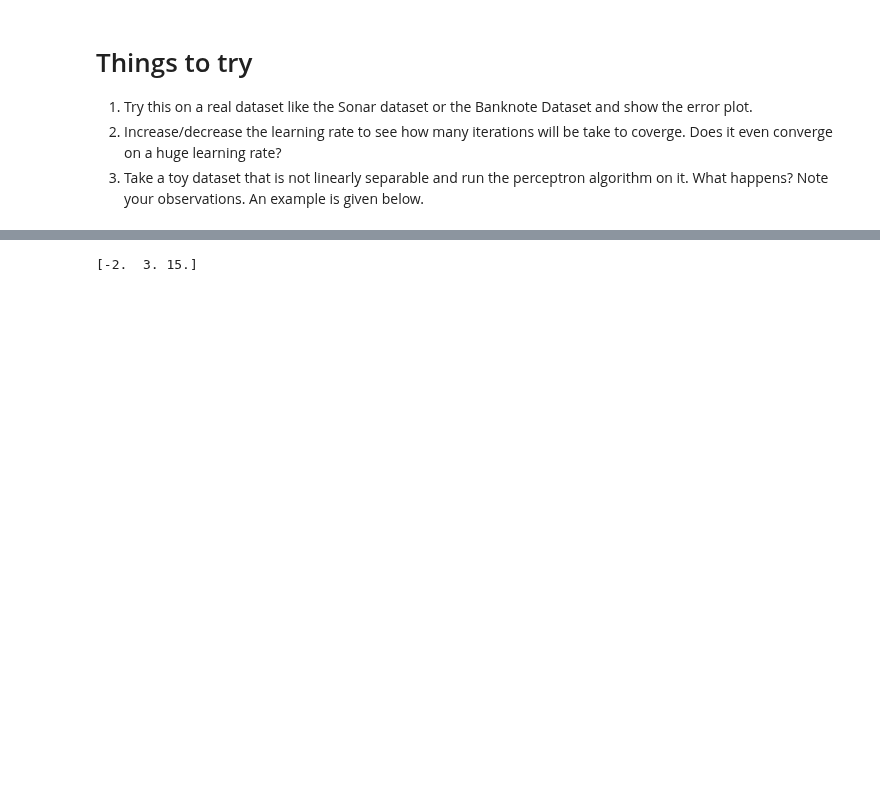
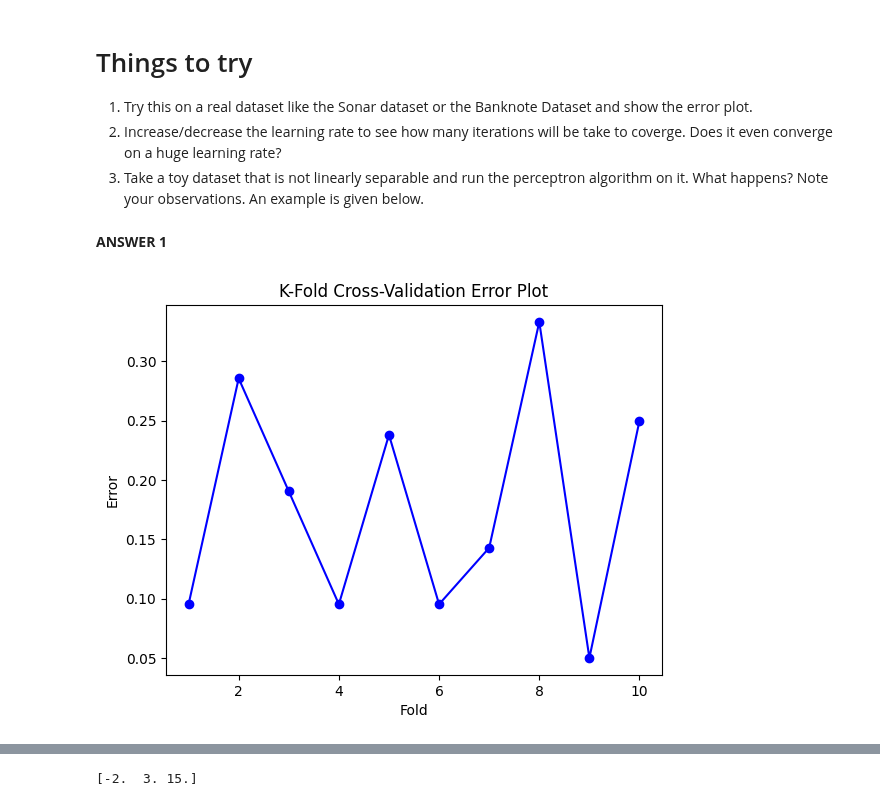
Before and after one commit to Shankar1920/FMML-22B21A4556, a Jupyter notebook: FMML_Module4_Lab1_2024.ipynb, the cells around one changed output, grey strips where cells are left out. Cells and saved outputs as stored; diff of their text form; code cells hidden in the pictures; blank space fills up the shorter version.

```diff
--- a/FMML_Module4_Lab1_2024.ipynb
+++ b/FMML_Module4_Lab1_2024.ipynb
@@ -134,3 +134,37 @@ As you can see, our algorithm has correctly classified all the samples. The deci
 1.   Try this on a real dataset like the Sonar dataset or the Banknote Dataset and show the error plot.
 2.   Increase/decrease the learning rate to see how many iterations will be take to coverge. Does it even converge on a huge learning rate?
 4. Take a toy dataset that is not linearly separable and run the perceptron algorithm on it. What happens? Note your observations. An example is given below.
+# %% [markdown]
+**ANSWER 1**
+# %%
+import numpy as np
+import matplotlib.pyplot as plt
+from sklearn.model_selection import cross_val_score, KFold
+from sklearn.ensemble import RandomForestClassifier
+from sklearn.datasets import fetch_openml
+
+# Load the Sonar dataset (you can replace this with the Banknote dataset)
+sonar = fetch_openml(name='sonar', version=1)
+
+# Separate features and labels
+X = sonar.data
+y = sonar.target
+
+# Create a Random Forest classifier (you can use any classifier of your choice)
+clf = RandomForestClassifier(n_estimators=100, random_state=42)
+
+# Define the number of folds for cross-validation
+k_folds = 10
+kf = KFold(n_splits=k_folds, shuffle=True, random_state=42)
+
+# Perform K-Fold cross-validation
+cv_results = cross_val_score(clf, X, y, cv=kf, scoring='accuracy')
+
+# Plot the error for each fold
+plt.plot(range(1, k_folds + 1), 1 - cv_results, marker='o', linestyle='-', color='b')
+plt.xlabel('Fold')
+plt.ylabel('Error')
+plt.title('K-Fold Cross-Validation Error Plot')
+plt.show()
+# %% [output]
+[figure, added]
```
Also changed, not shown: parts of 4 cells of this notebook.
